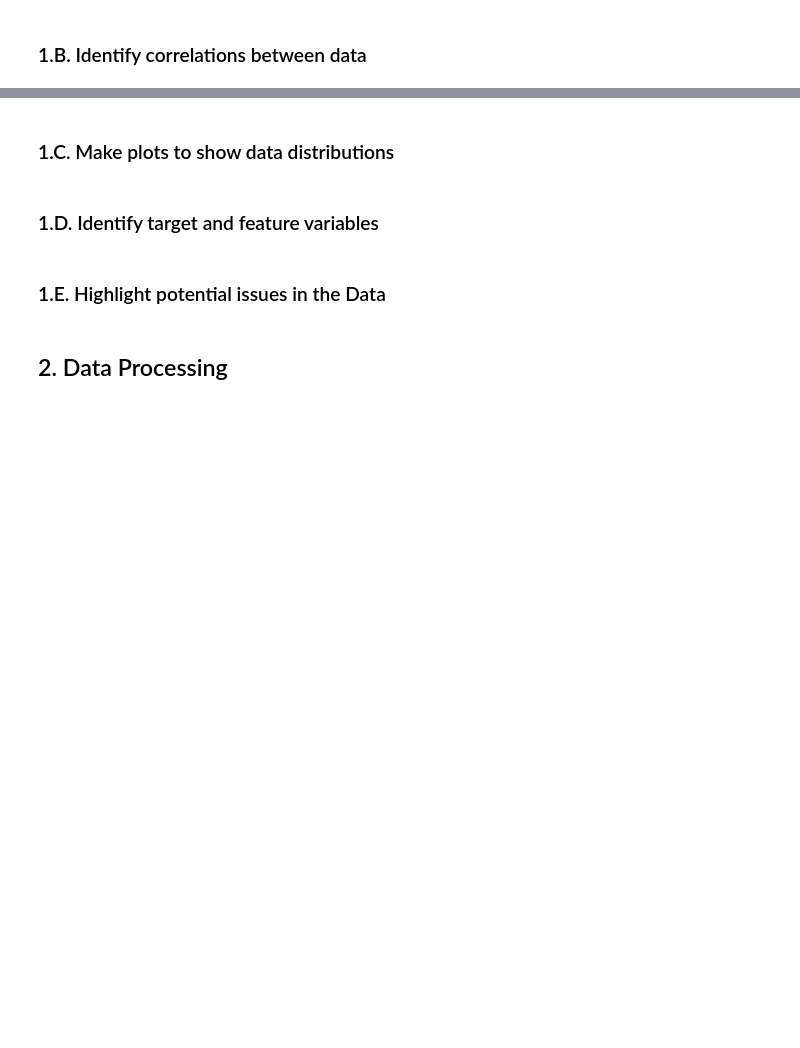
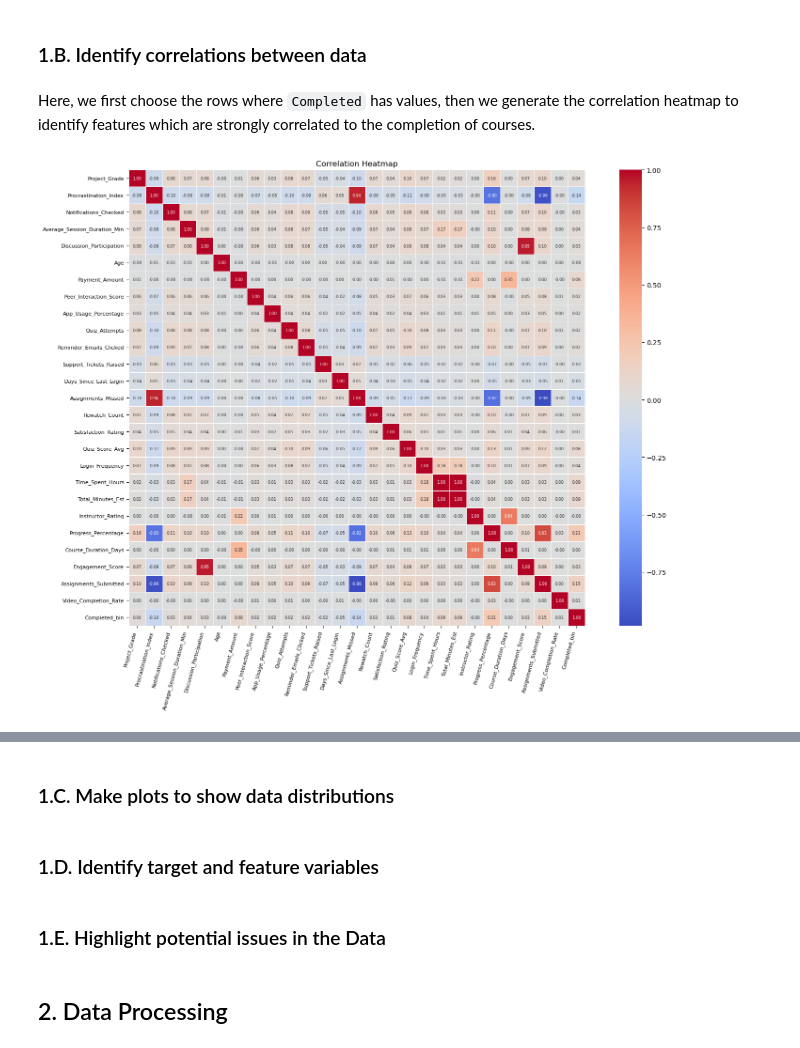
Before and after one commit to mmswflow-upb/ai-labs, a Jupyter notebook: HW/HW 2/HW2.ipynb, the cells around one changed output, grey strips where cells are left out. Drawn from its saved outputs; the diff is of its cells as text; code cells hidden in the pictures; blank space fills up the shorter version.

```diff
--- a/HW/HW 2/HW2.ipynb
+++ b/HW/HW 2/HW2.ipynb
@@ -8,0 +17,17 @@ Sakka Mohamad-Mario
+# %%
+
+records = pd.read_csv("data.csv")
+
+print("Table dimensions (n_rows, n_columns):", records.shape)
+
+print("\nOverview of columns and types:")
+records.info()
+
+num_features = records.select_dtypes(include=["int64", "float64"]).columns
+cat_features = records.select_dtypes(include=["object"]).columns
+
+print("\nNumeric features:")
+print(list(num_features))
+
+print("\nCategorical features:")
+print(list(cat_features))
@@ -9,2 +56,31 @@ Sakka Mohamad-Mario
 # %% [markdown]
 ### 1.B. Identify correlations between data
+# %% [markdown]
+Here, we first choose the rows where `Completed` has values, then we generate the correlation heatmap to identify features which are strongly correlated to the completion of courses.
+# %%
+corr_records = records.dropna(subset=["Completed"]).copy()
+
+corr_records["Completed_bin"] = (corr_records["Completed"] == "Completed").astype(int)
+
+num_features_corr_records = corr_records.select_dtypes(include=["int64", "float64"]).columns
+
+corr_mat = corr_records[num_features_corr_records].corr()
+
+plt.figure(figsize=(16, 12))
+sns.heatmap(
+    corr_mat,
+    cmap="coolwarm",
+    annot=True,
+    fmt=".2f",
+    square=True,
+    linewidths=0.5,
+    annot_kws={"size": 6}
+)
+
+plt.title("Correlation Heatmap")
+plt.xticks(rotation=75, ha="right", fontsize=8)
+plt.yticks(fontsize=8)
+plt.tight_layout()
+plt.show()
+# %% [output]
+[figure, added]
```
Also changed, not shown: parts of 12 cells of this notebook.
